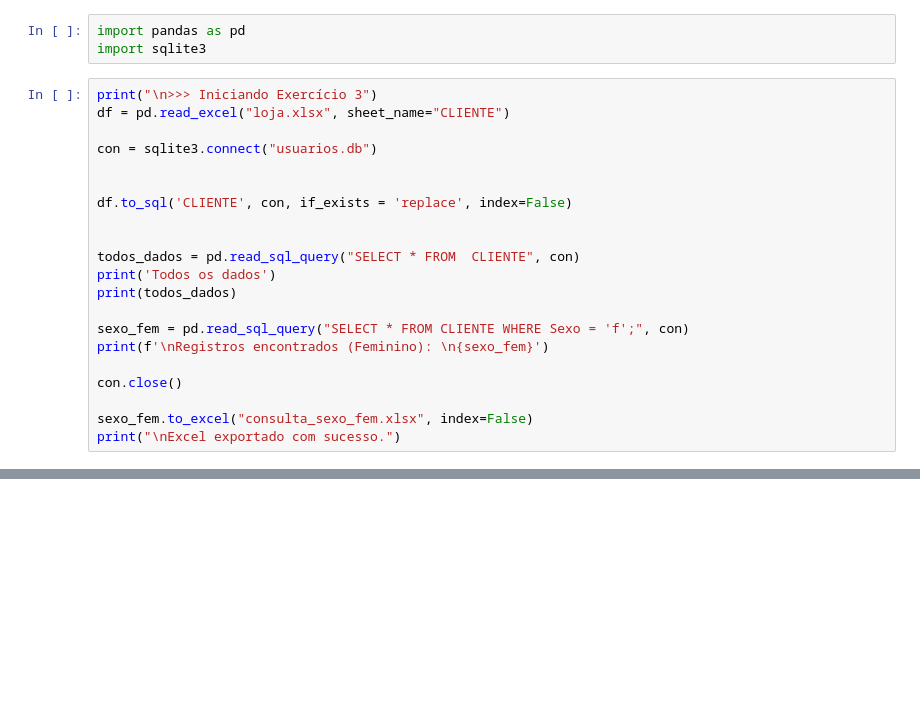
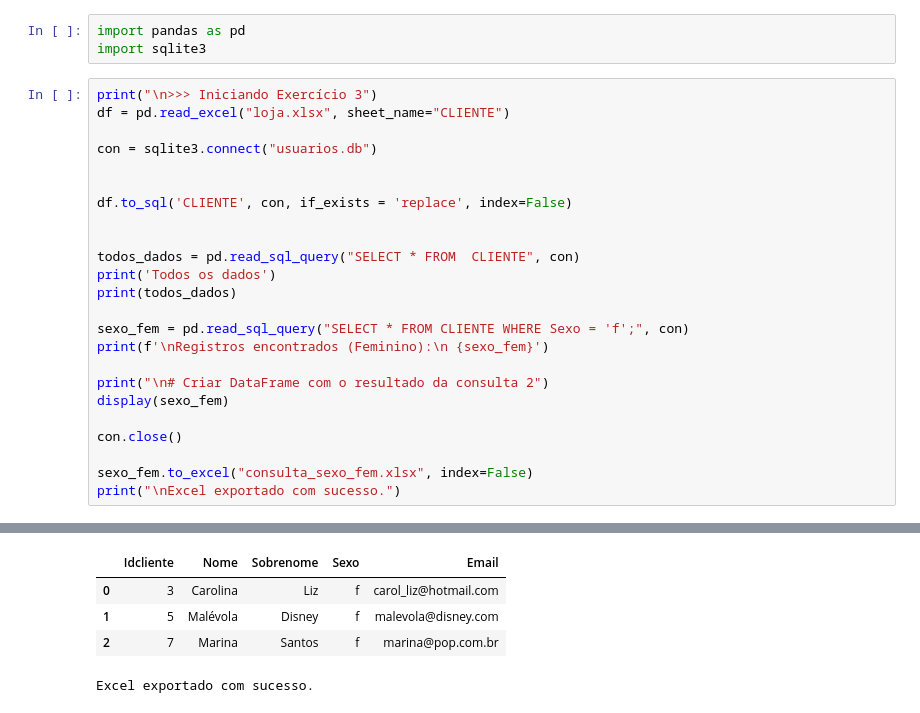
Before and after one commit to augustoteixeira963/projeto-ciencia-dados-LP, a Jupyter notebook: Atividade_prática_LP_2025.ipynb, the cells around one changed output, grey strips where cells are left out. Saved outputs shown, nothing was run; the diff lists cells and outputs as text; blank space fills up the shorter version.

```diff
--- a/Atividade_prática_LP_2025.ipynb
+++ b/Atividade_prática_LP_2025.ipynb
@@ -90,7 +94,10 @@ print('Todos os dados')
 print(todos_dados)
 
 sexo_fem = pd.read_sql_query("SELECT * FROM CLIENTE WHERE Sexo = 'f';", con)
-print(f'\nRegistros encontrados (Feminino): \n{sexo_fem}')
+print(f'\nRegistros encontrados (Feminino):\n {sexo_fem}')
+
+print("\n# Criar DataFrame com o resultado da consulta 2")
+display(sexo_fem)
 
 con.close()
 
@@ -118,0 +126,5 @@ Excel exportado com sucesso.
+|  | Idcliente | Nome | Sobrenome | Sexo | Email |
+| 0 | 3 | Carolina | Liz | f | carol_liz@hotmail.com |
+| 1 | 5 | Malévola | Disney | f | malevola@disney.com |
+| 2 | 7 | Marina | Santos | f | marina@pop.com.br |
+Excel exportado com sucesso.
```
Also changed, not shown: parts of 2 cells of this notebook.
